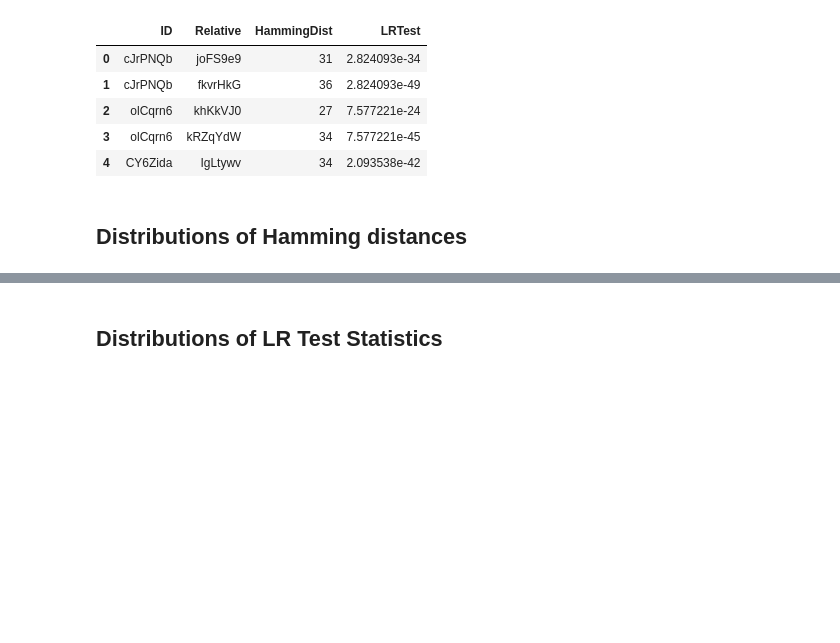
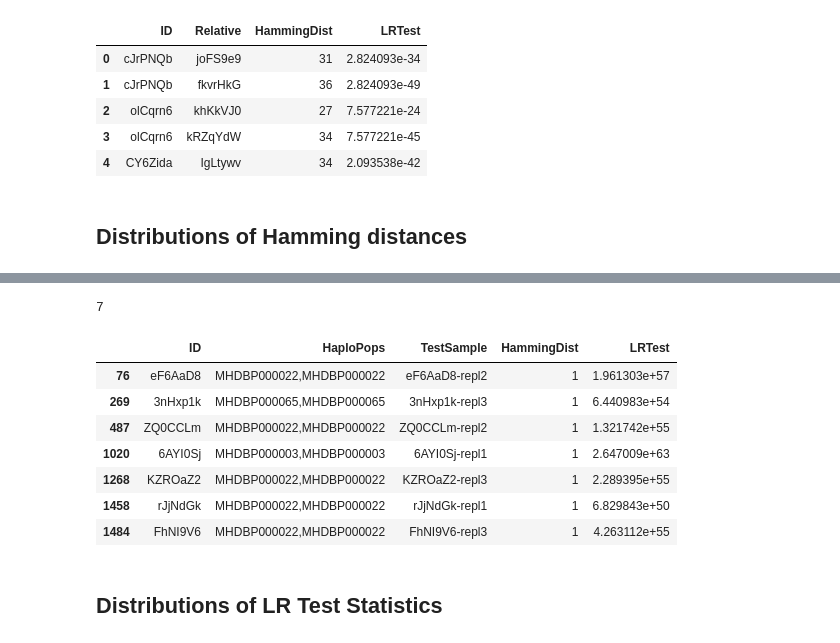
Before and after one commit to bioforensics/MicroHapulator, a Jupyter notebook: notebook/usa8k/sample-matching.ipynb, the cells around one changed output, grey strips where cells are left out. Drawn from its saved outputs; the diff is of its cells as text; code cells hidden in the pictures; blank space fills up the shorter version.

```diff
--- a/notebook/usa8k/sample-matching.ipynb
+++ b/notebook/usa8k/sample-matching.ipynb
@@ -122,3 +122,17 @@ _ = plt.show()
+# %%
+d1 = reseq[reseq.HammingDist > 0]
+print(len(d1))
+d1
+# %% [output]
+7
+|  | ID | HaploPops | TestSample | HammingDist | LRTest |
+| 76 | eF6AaD8 | MHDBP000022,MHDBP000022 | eF6AaD8-repl2 | 1 | 1.961303e+57 |
+| 269 | 3nHxp1k | MHDBP000065,MHDBP000065 | 3nHxp1k-repl3 | 1 | 6.440983e+54 |
+| 487 | ZQ0CCLm | MHDBP000022,MHDBP000022 | ZQ0CCLm-repl2 | 1 | 1.321742e+55 |
+| 1020 | 6AYI0Sj | MHDBP000003,MHDBP000003 | 6AYI0Sj-repl1 | 1 | 2.647009e+63 |
+| 1268 | KZROaZ2 | MHDBP000022,MHDBP000022 | KZROaZ2-repl3 | 1 | 2.289395e+55 |
+| 1458 | rJjNdGk | MHDBP000022,MHDBP000022 | rJjNdGk-repl1 | 1 | 6.829843e+50 |
+| 1484 | FhNI9V6 | MHDBP000022,MHDBP000022 | FhNI9V6-repl3 | 1 | 4.263112e+55 |
 # %% [markdown]
 ## Distributions of LR Test Statistics
 # %%
```
Also changed, not shown: parts of 3 cells of this notebook, 7 other files.
